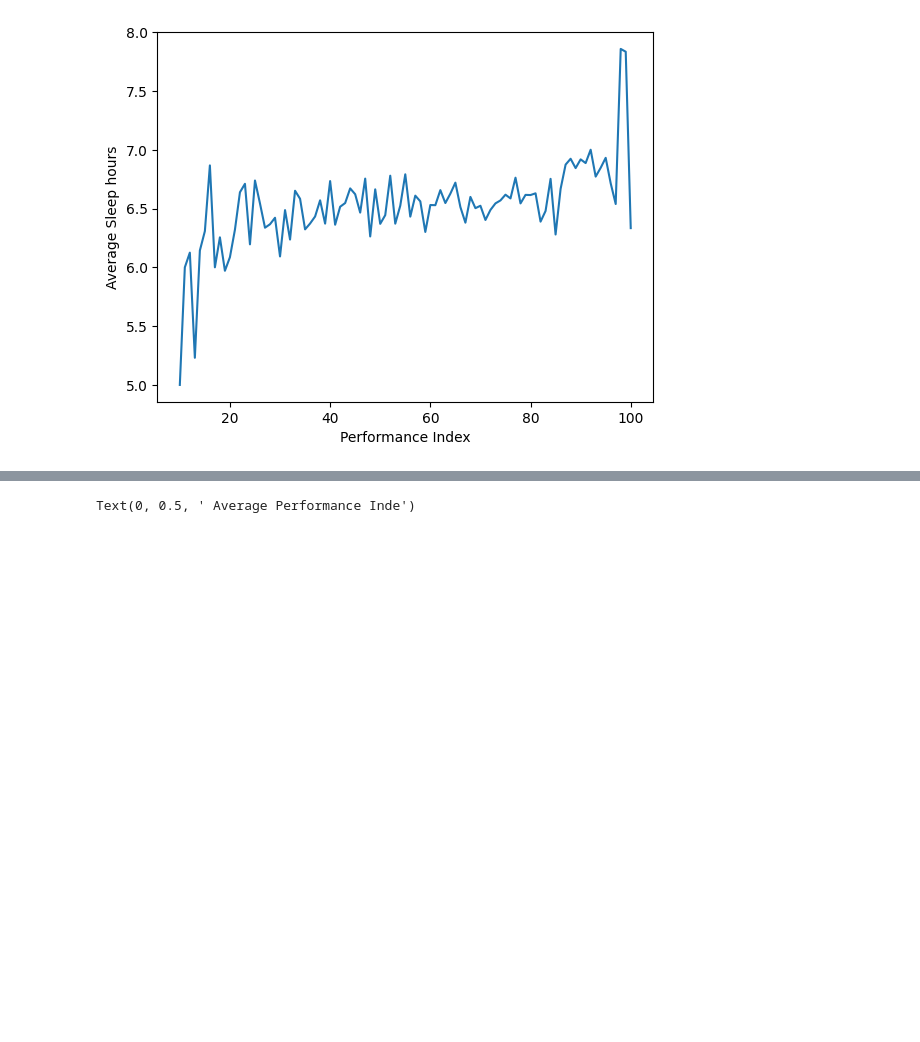
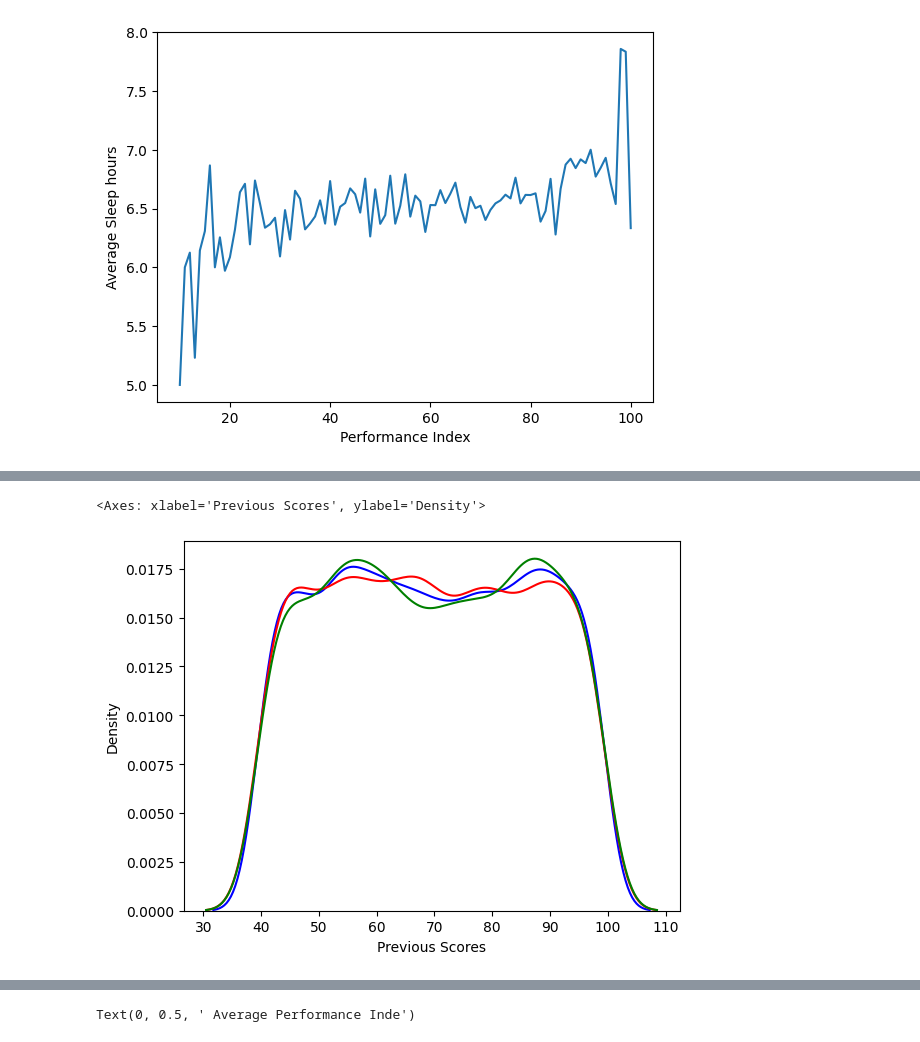
Before and after one commit to techcsispit/Student-Performance, a Jupyter notebook: Student performance.ipynb, the cells around one changed output, grey strips where cells are left out. Saved outputs shown, nothing was run; the diff lists cells and outputs as text; code cells hidden in the pictures; blank space fills up the shorter version.

```diff
--- a/Student performance.ipynb
+++ b/Student performance.ipynb
@@ -49,0 +75,9 @@ Text(0.5, 0, 'Performance Index')
+# %%
+sns.kdeplot(df["Previous Scores"],color="blue")
+sns.kdeplot(df[df["Extracurricular Activities"] == 0]["Previous Scores"], color="red")
+sns.kdeplot(df[df["Extracurricular Activities"] == 1]["Previous Scores"], color="green")
+# when the previous score in 60 to 80 then people quit the Extracirricular Activities and
+#when they get above 80 score then they join Extracirricular Activities
+# %% [output]
+<Axes: xlabel='Previous Scores', ylabel='Density'>
+[figure, added]
```
Also changed, not shown: parts of 8 cells of this notebook.
